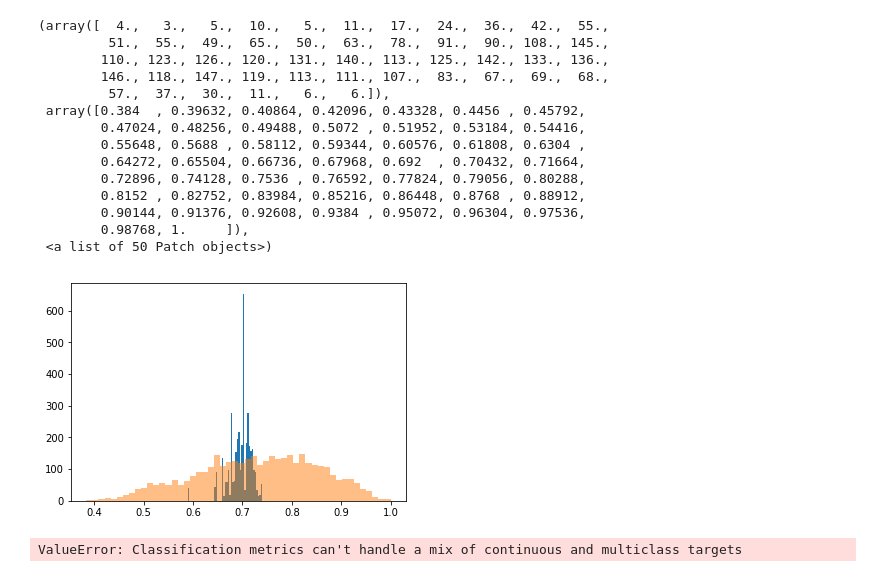
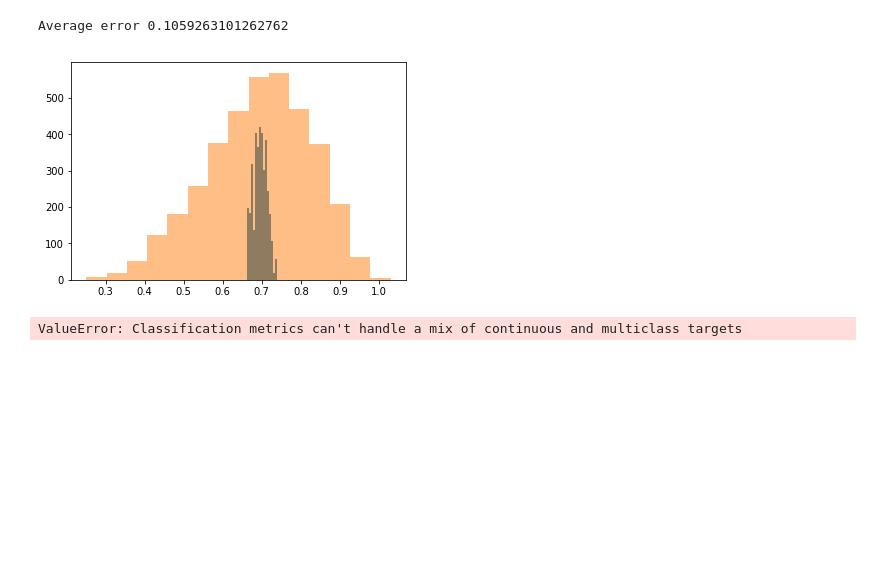
Before and after one commit to patrickbryant1/basic_scilife_scripts, a Jupyter notebook: models/model_analysis.ipynb, the cells around one changed output. Saved outputs shown, nothing was run; the diff lists cells and outputs as text; code cells hidden in the pictures; blank space fills up the shorter version.

```diff
--- a/models/model_analysis.ipynb
+++ b/models/model_analysis.ipynb
@@ -49,9 +41,12 @@ Average lddt:
 # %%
 df = pd.read_csv('validation.tsv', sep = '\t')
 df.columns=['pred', 'true']
+true = []
 pred = []
-for i in df['pred']:
-    pred.append(literal_eval(i)[0])
+for i in range(0,len(df['pred'])):
+    pred.append(literal_eval(df['pred'][i])[0])
+    true.append(literal_eval(df['true'][i])[0])
+df['true'] = true
 df['pred'] = pred
 g = sns.jointplot(x='pred', y = 'true', data = df, kind = 'kde')
 g.annotate(stats.pearsonr)
@@ -62,22 +57,10 @@ Average predicted lddt:  0.695895581564916
 # %%
-plt.hist(df['pred'], bins = 50)
-plt.hist(df['true'], bins = 50, alpha = 0.5)
+plt.hist(df['pred'], bins = 15)
+plt.hist(df['true'], bins = 15, alpha = 0.5)
+print('Average error',np.average(np.absolute(df['true']-df['pred'])))
 # %% [output]
-(array([  4.,   3.,   5.,  10.,   5.,  11.,  17.,  24.,  36.,  42.,  55.,
-         51.,  55.,  49.,  65.,  50.,  63.,  78.,  91.,  90., 108., 145.,
-        110., 123., 126., 120., 131., 140., 113., 125., 142., 133., 136.,
-        146., 118., 147., 119., 113., 111., 107.,  83.,  67.,  69.,  68.,
-         57.,  37.,  30.,  11.,   6.,   6.]),
- array([0.384  , 0.39632, 0.40864, 0.42096, 0.43328, 0.4456 , 0.45792,
-        0.47024, 0.48256, 0.49488, 0.5072 , 0.51952, 0.53184, 0.54416,
-        0.55648, 0.5688 , 0.58112, 0.59344, 0.60576, 0.61808, 0.6304 ,
-        0.64272, 0.65504, 0.66736, 0.67968, 0.692  , 0.70432, 0.71664,
-        0.72896, 0.74128, 0.7536 , 0.76592, 0.77824, 0.79056, 0.80288,
-        0.8152 , 0.82752, 0.83984, 0.85216, 0.86448, 0.8768 , 0.88912,
-        0.90144, 0.91376, 0.92608, 0.9384 , 0.95072, 0.96304, 0.97536,
-        0.98768, 1.     ]),
- <a list of 50 Patch objects>)
+Average error 0.1059263101262762
-[figure, old version]
+[figure, new version]
 # %%
 df = pd.read_csv('validation.tsv', sep = '\t')
 df.columns=['pred', 'true']
```
Also changed, not shown: parts of 2 cells of this notebook, 2 other files.
